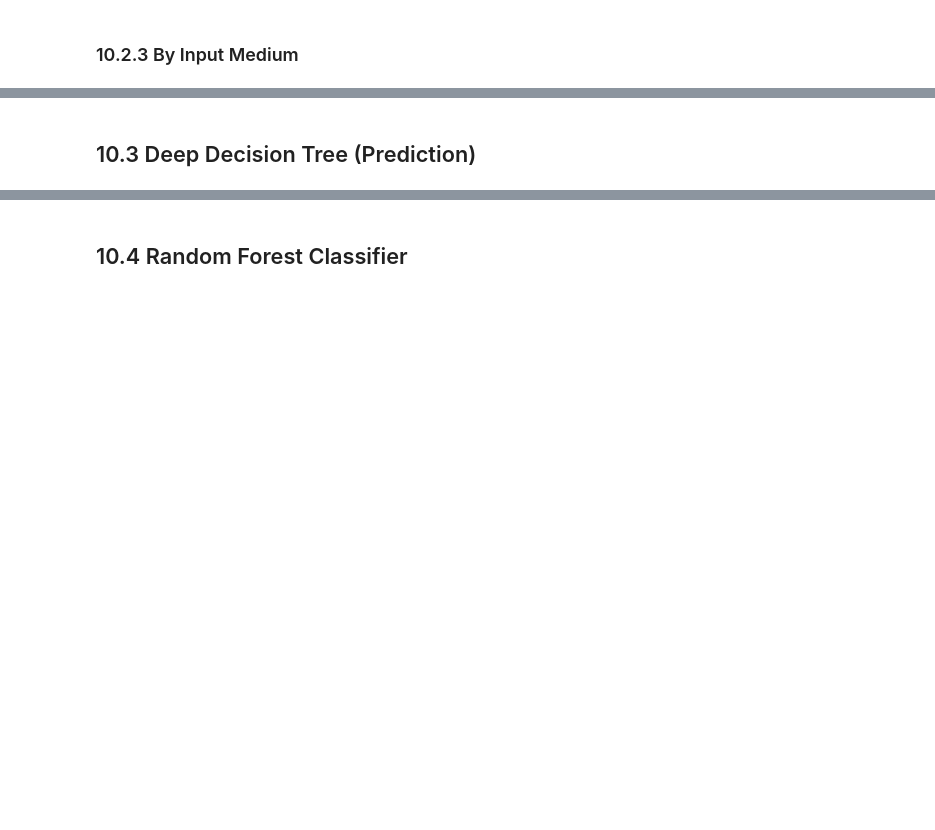
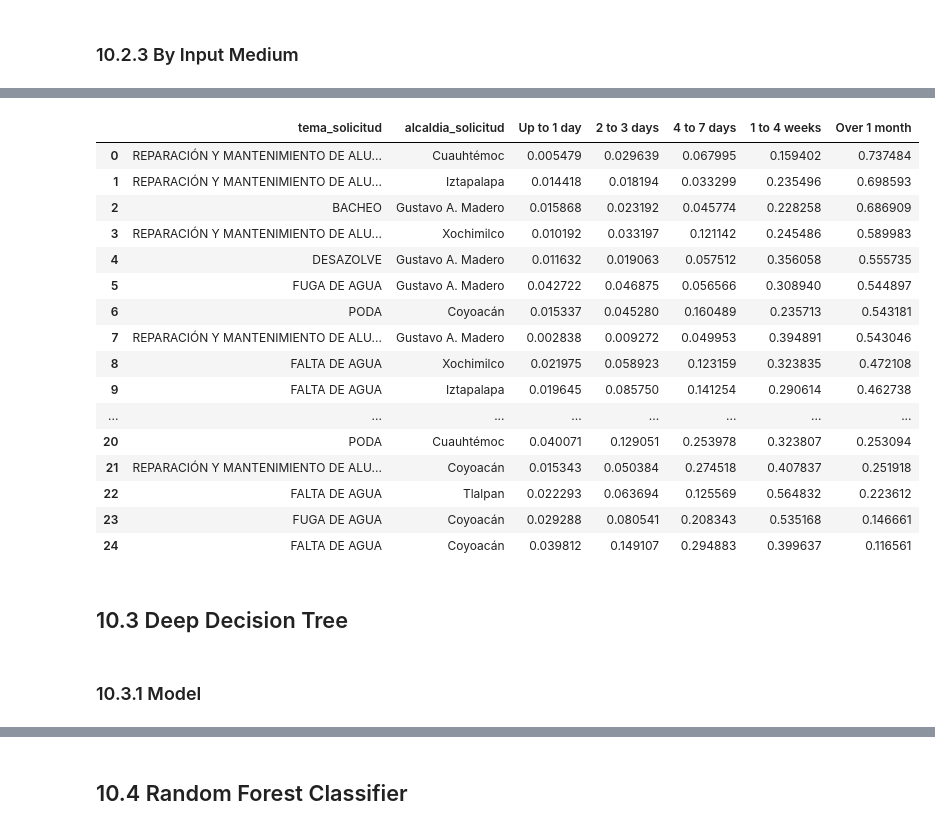
Before and after one commit to sbenhumea/citizen-requests-analysis-project-locatel, a Jupyter notebook: notebooks/modeling.ipynb, the cells around one changed output, grey strips where cells are left out. Saved outputs shown, nothing was run; the diff lists cells and outputs as text; code cells hidden in the pictures; blank space fills up the shorter version.

```diff
--- a/notebooks/modeling.ipynb
+++ b/notebooks/modeling.ipynb
@@ -684,0 +903,8 @@ rates
+# %%
+test_topic_municipality = df_preprocessed.loc[y_test.index, ['tema_solicitud','alcaldia_solicitud']]
+category_rates_4_test = pd.crosstab(index=[test_topic_municipality['tema_solicitud'],test_topic_municipality['alcaldia_solicitud']], columns=y_test_class, normalize='index')
+category_rates_4_test = category_rates_4_test.sort_values('Over 1 month', ascending=False)
+category_rates_4_test.reset_index(inplace=True)
+# %%
+top_topic_municipality_top_25_test = top_topic_municipality_top_25[['tema_solicitud','alcaldia_solicitud']]
+top_topic_municipality_top_25_test
@@ -685,2 +929,25 @@ rates
+# %%
+rates_4_top_25_test = category_rates_4_test.merge(top_topic_municipality_top_25_test, on=['tema_solicitud','alcaldia_solicitud'])
+rates_4_top_25_test
+# %% [output]
+|  | tema_solicitud | alcaldia_solicitud | Up to 1 day | 2 to 3 days | 4 to 7 days | 1 to 4 weeks | Over 1 month |
+| 0 | REPARACIÓN Y MANTENIMIENTO DE ALU... | Cuauhtémoc | 0.005479 | 0.029639 | 0.067995 | 0.159402 | 0.737484 |
+| 1 | REPARACIÓN Y MANTENIMIENTO DE ALU... | Iztapalapa | 0.014418 | 0.018194 | 0.033299 | 0.235496 | 0.698593 |
+| 2 | BACHEO | Gustavo A. Madero | 0.015868 | 0.023192 | 0.045774 | 0.228258 | 0.686909 |
+| 3 | REPARACIÓN Y MANTENIMIENTO DE ALU... | Xochimilco | 0.010192 | 0.033197 | 0.121142 | 0.245486 | 0.589983 |
+| 4 | DESAZOLVE | Gustavo A. Madero | 0.011632 | 0.019063 | 0.057512 | 0.356058 | 0.555735 |
+| 5 | FUGA DE AGUA | Gustavo A. Madero | 0.042722 | 0.046875 | 0.056566 | 0.308940 | 0.544897 |
+| 6 | PODA | Coyoacán | 0.015337 | 0.045280 | 0.160489 | 0.235713 | 0.543181 |
+| 7 | REPARACIÓN Y MANTENIMIENTO DE ALU... | Gustavo A. Madero | 0.002838 | 0.009272 | 0.049953 | 0.394891 | 0.543046 |
+| 8 | FALTA DE AGUA | Xochimilco | 0.021975 | 0.058923 | 0.123159 | 0.323835 | 0.472108 |
+| 9 | FALTA DE AGUA | Iztapalapa | 0.019645 | 0.085750 | 0.141254 | 0.290614 | 0.462738 |
+| ... | ... | ... | ... | ... | ... | ... | ... |
+| 20 | PODA | Cuauhtémoc | 0.040071 | 0.129051 | 0.253978 | 0.323807 | 0.253094 |
+| 21 | REPARACIÓN Y MANTENIMIENTO DE ALU... | Coyoacán | 0.015343 | 0.050384 | 0.274518 | 0.407837 | 0.251918 |
+| 22 | FALTA DE AGUA | Tlalpan | 0.022293 | 0.063694 | 0.125569 | 0.564832 | 0.223612 |
+| 23 | FUGA DE AGUA | Coyoacán | 0.029288 | 0.080541 | 0.208343 | 0.535168 | 0.146661 |
+| 24 | FALTA DE AGUA | Coyoacán | 0.039812 | 0.149107 | 0.294883 | 0.399637 | 0.116561 |
 # %% [markdown]
-## 10.3 Deep Decision Tree (Prediction)
+## 10.3 Deep Decision Tree
+# %% [markdown]
+### 10.3.1 Model
```
Also changed, not shown: parts of 43 cells of this notebook, 1 other file.
